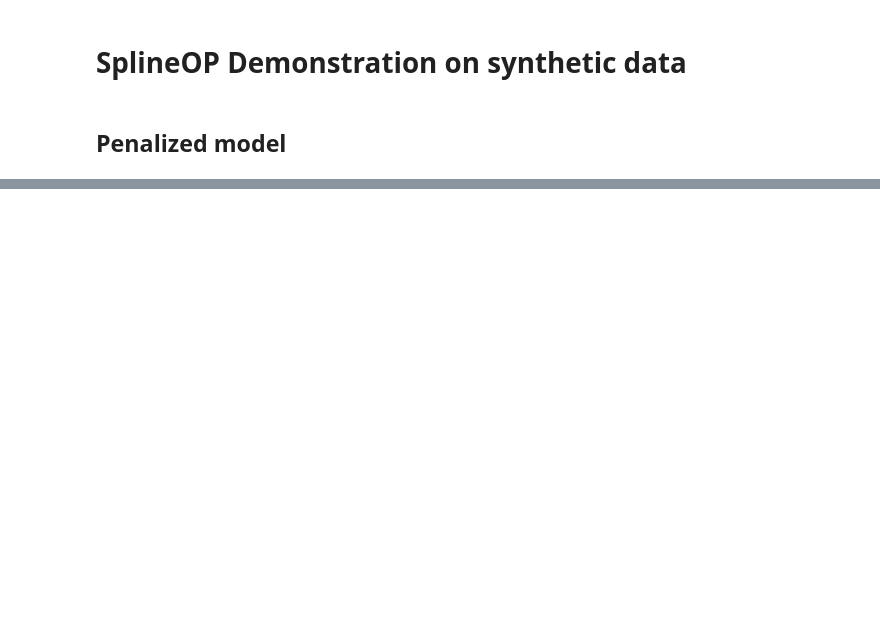
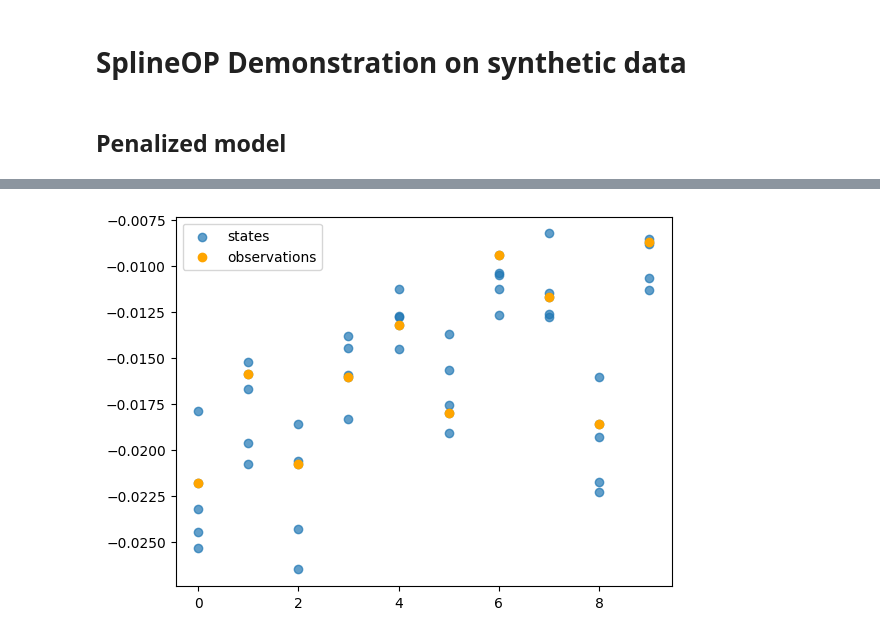
Before and after one commit to nicolascecchi/splineOPRcpp, a Jupyter notebook: example.ipynb, the cells around one changed output, grey strips where cells are left out. Saved outputs shown, nothing was run; the diff lists cells and outputs as text; code cells hidden in the pictures; blank space fills up the shorter version.

Commit message:
Added explanations of the states and speeds

```diff
--- a/example.ipynb
+++ b/example.ipynb
@@ -52,7 +54,7 @@ seed = 1 # seed for the random generation of states
 nstates = 5 # number of states
 
 # Instantiation of the penalized model
-model_p = spop.SplineOP(
+model_penalized = spop.SplineOP(
     reshaped_noised_signal
     ,int(nstates)
     ,init_speed_estimators
@@ -86,0 +107,17 @@ polynomial_intervals = [0,250,450,800,1000]
+# %%
+# We plot the first 10 observations + the states
+f, ax = plt.subplots()
+x_coords = [] # placeholder for x-values of the states
+y_coords = [] # placeholder for the y-values of the states
+for i in range(10):
+    current_states = model_penalized.states[:10][i][0]
+
+    x_coords.extend([i] * len(current_states))
+    y_coords.extend(current_states)
+ax.scatter(x_coords, y_coords, alpha=0.7, label="states")
+ax.scatter(x=np.arange(10),y=noised_signal[:10], color='orange',label="observations")
+
+plt.legend()
+plt.show()
+# %% [output]
+[figure, added]
```
Also changed, not shown: parts of 26 cells of this notebook.
